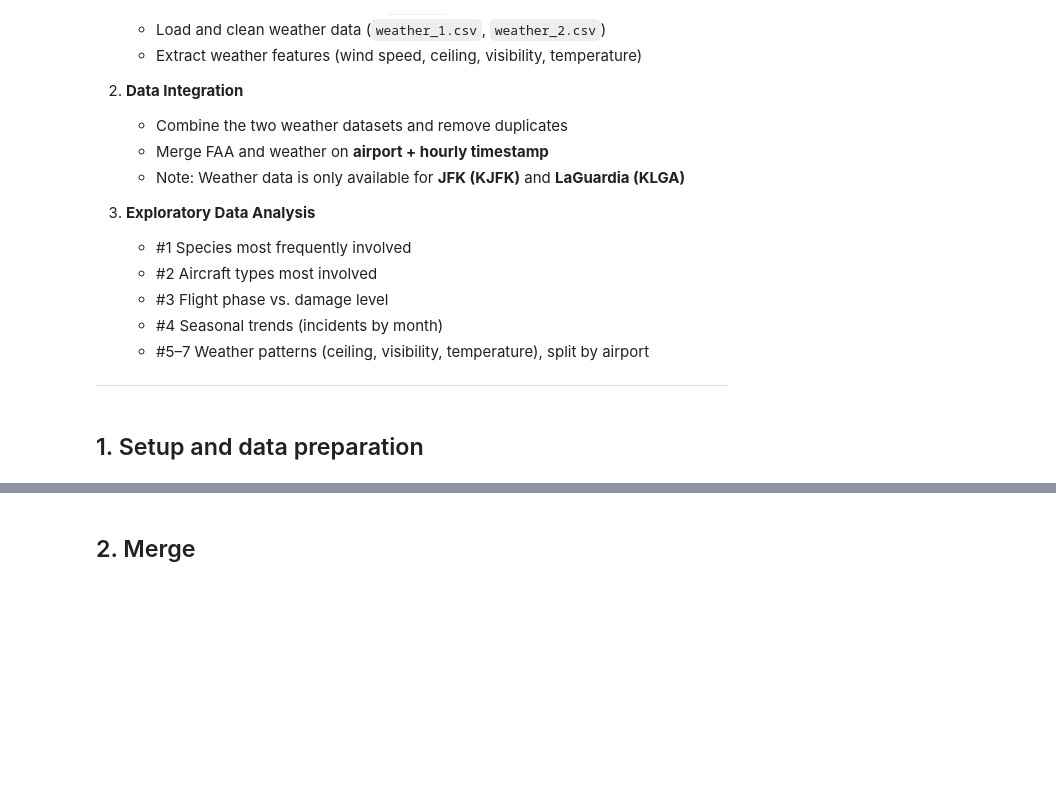
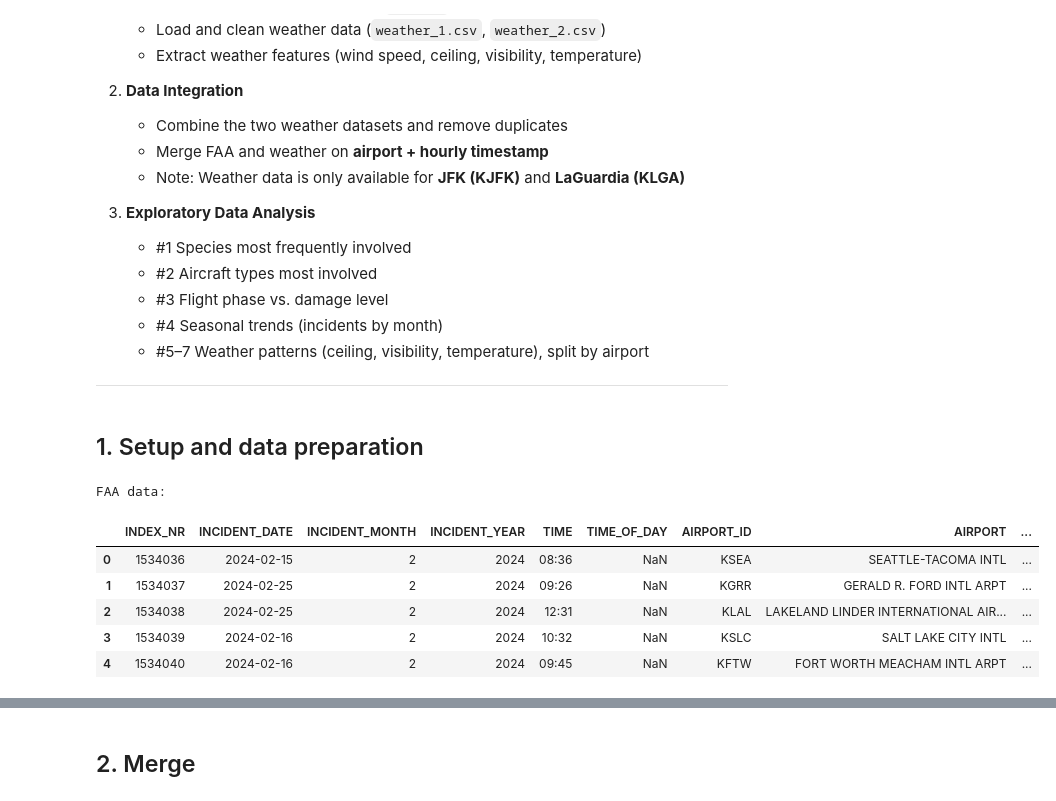
Before and after one commit to Pilvik1/lok, a Jupyter notebook: Task1_FAA_Weather_NEW_V6.ipynb, the cells around one changed output, grey strips where cells are left out. Cells and saved outputs as stored; diff of their text form; code cells hidden in the pictures; blank space fills up the shorter version.

```diff
--- a/Task1_FAA_Weather_NEW_V6.ipynb
+++ b/Task1_FAA_Weather_NEW_V6.ipynb
@@ -110,3 +110,17 @@ def load_prepare_faa(path: Path) -> pd.DataFrame:
         df["AIRPORT_ID"] = df["AIRPORT_ID"].astype(str).str.strip().str.upper()
     df = df.drop_duplicates()
     return df
+# %%
+
+
+# Sanity check: show head of each dataset
+print("FAA data:")
+display(faa.head())
+# %% [output]
+FAA data:
+|  | INDEX_NR | INCIDENT_DATE | INCIDENT_MONTH | INCIDENT_YEAR | TIME | TIME_OF_DAY | AIRPORT_ID | AIRPORT | ... |
+| 0 | 1534036 | 2024-02-15 | 2 | 2024 | 08:36 | NaN | KSEA | SEATTLE-TACOMA INTL | ... |
+| 1 | 1534037 | 2024-02-25 | 2 | 2024 | 09:26 | NaN | KGRR | GERALD R. FORD INTL ARPT | ... |
+| 2 | 1534038 | 2024-02-25 | 2 | 2024 | 12:31 | NaN | KLAL | LAKELAND LINDER INTERNATIONAL AIR... | ... |
+| 3 | 1534039 | 2024-02-16 | 2 | 2024 | 10:32 | NaN | KSLC | SALT LAKE CITY INTL | ... |
+| 4 | 1534040 | 2024-02-16 | 2 | 2024 | 09:45 | NaN | KFTW | FORT WORTH MEACHAM INTL ARPT | ... |
```
Also changed, not shown: parts of 2 cells of this notebook.
